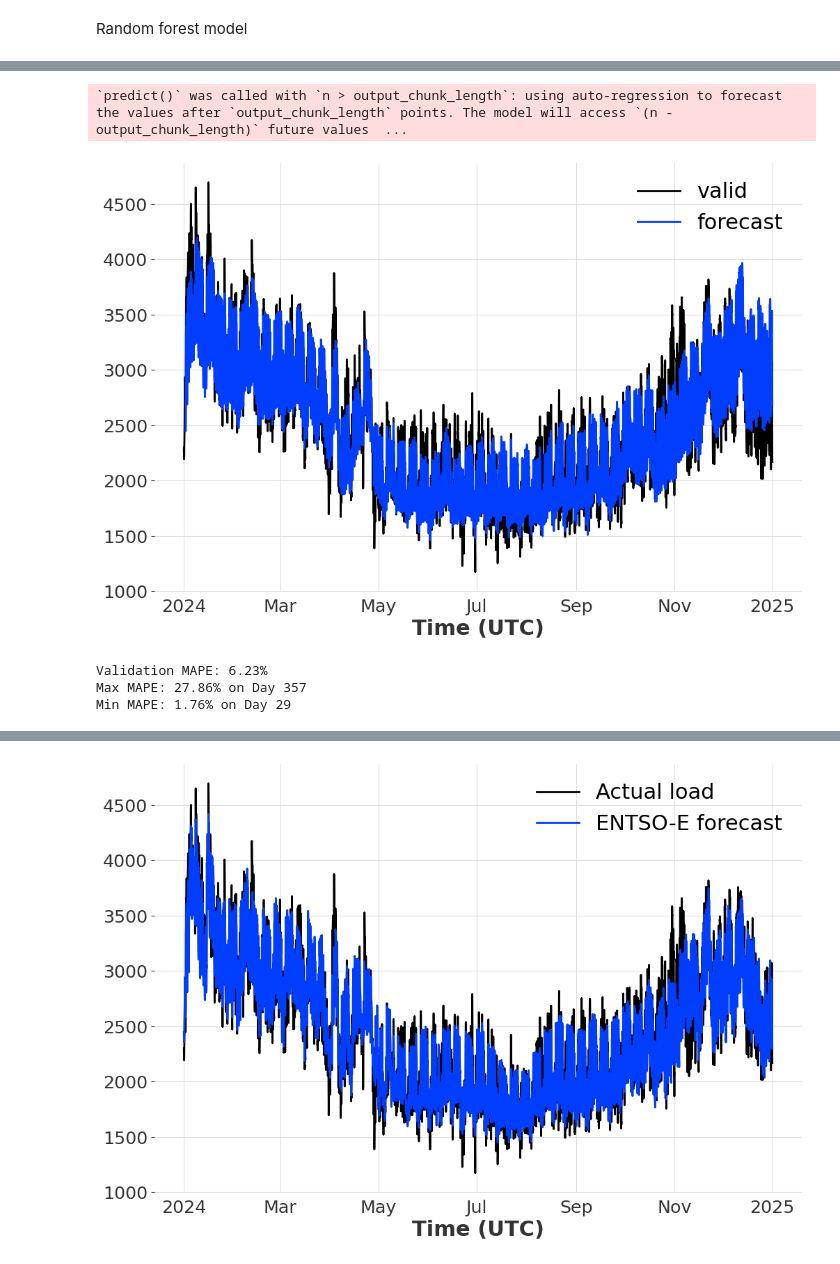
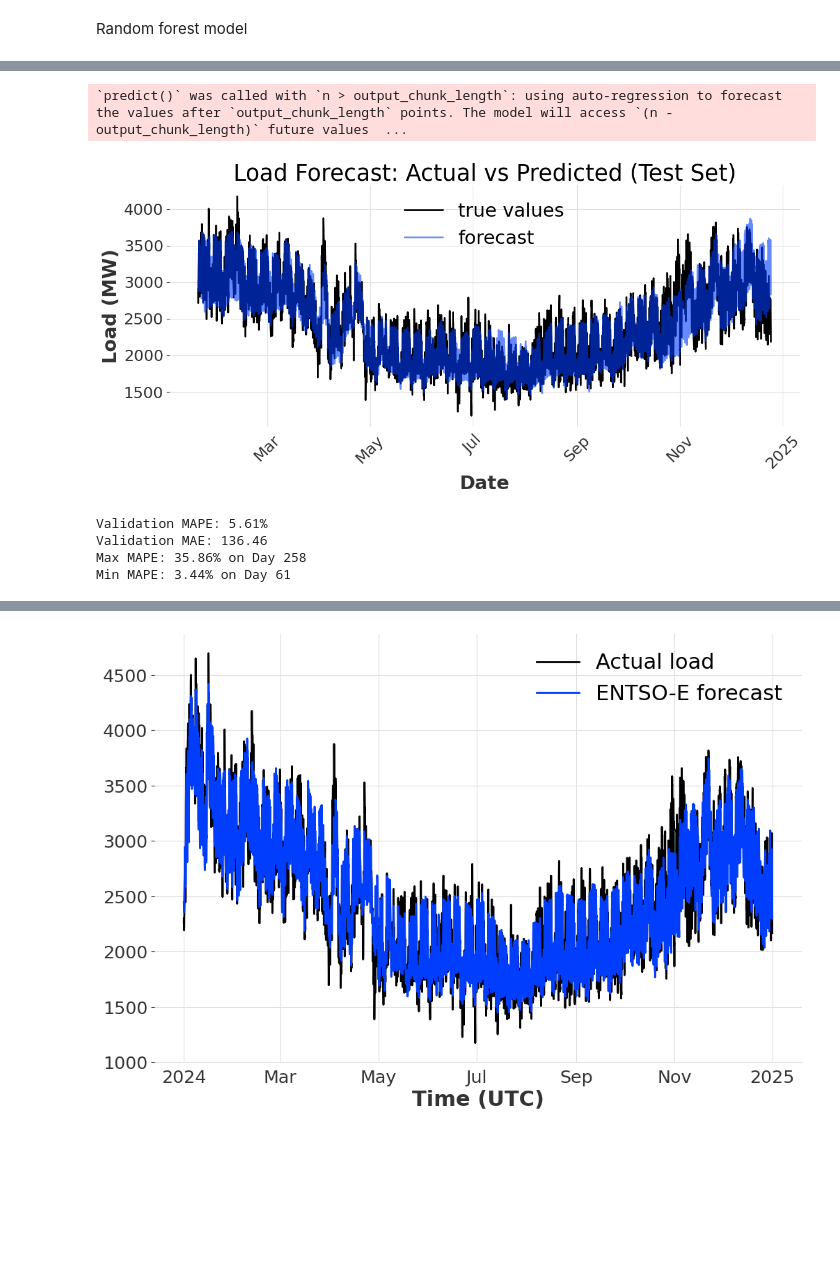
Before and after one commit to fk1603/Load-Forecasting, a Jupyter notebook: main.ipynb, the cells around one changed output, grey strips where cells are left out. Cells and saved outputs as stored; diff of their text form; code cells hidden in the pictures; blank space fills up the shorter version.

```diff
--- a/main.ipynb
+++ b/main.ipynb
@@ -215,53 +224,95 @@ RandomForest(lags=[-1, -2, -3, -6, -12, -24], lags_past_covariates={'temperature
 # %%
+from darts.metrics import mape
+from darts.metrics import mae
+
 # Forecast
-forecast = model.predict(n=valid_series.n_timesteps-24,
-                         past_covariates=valid_covariates,
-                         future_covariates=valid_covariates)
+#forecast = model.predict(n=valid_series.n_timesteps-24,
+#                         past_covariates=valid_covariates_past,
+#                         future_covariates=valid_covariates_future)
+
+# Timestamps to be predicted
+start_date = pd.Timestamp("2024-01-20 00:00:00")
+forecast_horizon = 340 * 24  # 7 days
+
+# Provide the prediction with a time series up until the prediction start
+history_until = valid_series.drop_after(start_date - pd.Timedelta(hours=1))
+
+# Start time for covariate series
+required_start = start_date - pd.Timedelta(hours=169)
+
+# Slice covariates
+past_cov_start = start_date - pd.Timedelta(hours=169)
+past_cov_end = start_date + pd.Timedelta(hours=forecast_horizon - 1)
+
+past_cov_slice = valid_covariates_past.slice(past_cov_start, past_cov_end)
+
+future_cov_start = start_date - pd.Timedelta(hours=1)
+future_cov_end = start_date + pd.Timedelta(hours=forecast_horizon - 1 + 24)
+
+future_cov_slice = valid_covariates_future.slice(future_cov_start, future_cov_end)
+
+forecast = model.predict(n=forecast_horizon,
+                         series=history_until,
+                         past_covariates=past_cov_slice,
+                         future_covariates=future_cov_slice)
 
 # Plot results
-# train_series.plot(label="train")
-valid_series.plot(label="valid")
-forecast.plot(label="forecast")
+# Slice the validation series to match the forecast horizon
+true_values = valid_series.slice(start_date, start_date + pd.Timedelta(hours=forecast_horizon - 1))
 
+# Plot only the relevant portion of the validation series
+plt.figure(figsize=(12, 6))
+true_values.plot(label="true values")
+forecast.plot(label="forecast", alpha=0.6)
+
+plt.xticks(rotation=45)
 plt.legend()
+plt.title('Load Forecast: Actual vs Predicted (Test Set)')
+plt.xlabel('Date')
+plt.ylabel('Load (MW)')
+plt.grid(True)
+plt.tight_layout()
 plt.show()
 
 # Evaluate
-error = mape(valid_series, forecast)
-print(f"Validation MAPE: {error:.2f}%")
+mape_error = mape(true_values, forecast)
+print(f"Validation MAPE: {mape_error:.2f}%")
+mae_error = mae(true_values, forecast)
+print(f"Validation MAE: {mae_error:.2f}")
 
 # Break into 24-step chunks
 window_size = 24
 num_windows = len(forecast) // window_size
 
 # Use numpy to handle splitting of timeseries
 actual_np = valid_series.values().flatten()
 predicted_np = forecast.values().flatten()
 
 daily_mapes = []
 
 for i in range(num_windows):
     start = i * window_size
     end = start + window_size
 
     actual_chunk = actual_np[start:end]
     predicted_chunk = predicted_np[start:end]
 
     daily_error = np.mean(np.abs(actual_chunk - predicted_chunk) / actual_chunk) * 100
 
     daily_mapes.append(daily_error)
 
 max_mape = max(daily_mapes)
 min_mape = min(daily_mapes)
 
 max_day = daily_mapes.index(max_mape) + 1  # +1 to make it readable (avoid 0-indexing)
 min_day = daily_mapes.index(min_mape) + 1
 
 print(f"Max MAPE: {max_mape:.2f}% on Day {max_day}")
 print(f"Min MAPE: {min_mape:.2f}% on Day {min_day}")
 # %% [output]
 `predict()` was called with `n > output_chunk_length`: using auto-regression to forecast the values after `output_chunk_length` points. The model will access `(n - output_chunk_length)` future values  ...
-[figure, old version]
+[figure, new version]
-Validation MAPE: 6.23%
-Max MAPE: 27.86% on Day 357
-Min MAPE: 1.76% on Day 29
+Validation MAPE: 5.61%
+Validation MAE: 136.46
+Max MAPE: 35.86% on Day 258
+Min MAPE: 3.44% on Day 61
```
Also changed, not shown: parts of 3 cells of this notebook, 1 other file.
